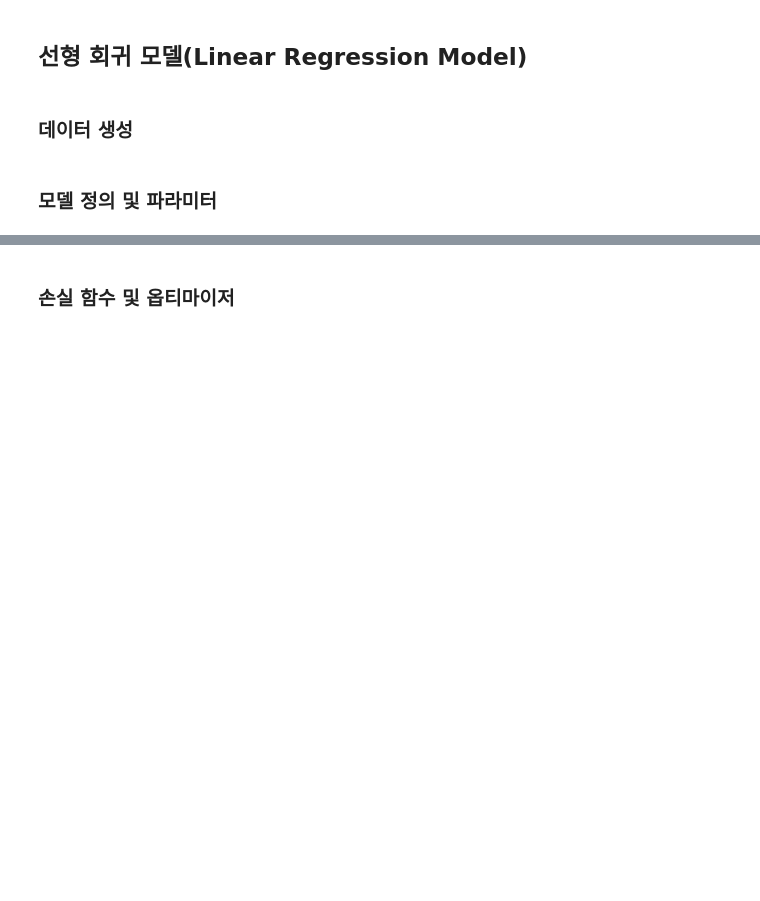
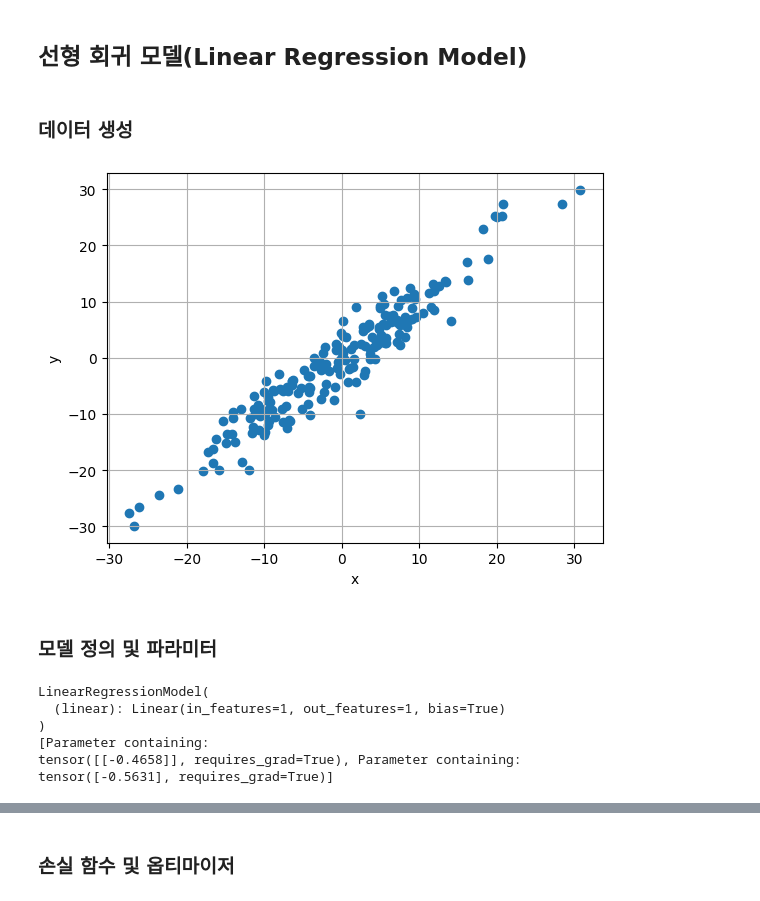
Before and after one commit to jayjay0317/pytorch-learning-log, a Jupyter notebook: pytorch_tutorial.ipynb, the cells around one changed output, grey strips where cells are left out. Saved outputs shown, nothing was run; the diff lists cells and outputs as text; code cells hidden in the pictures; blank space fills up the shorter version.

Commit message:
Update notebook: Linear Regression Model

```diff
--- a/pytorch_tutorial.ipynb
+++ b/pytorch_tutorial.ipynb
@@ -1463,5 +1463,15 @@ tensor(0.1400)
 ## 선형 회귀 모델(Linear Regression Model)
 # %% [markdown]
 ### 데이터 생성
+# %%
+X = torch.randn(200, 1) * 10
+y = X + 3 * torch.randn(200, 1)
+plt.scatter(X.numpy(), y.numpy())
+plt.ylabel('y')
+plt.xlabel('x')
+plt.grid()
+plt.show()
+# %% [output]
+[figure, added]
 # %% [markdown]
 ### 모델 정의 및 파라미터
@@ -1467,0 +1487,11 @@ tensor(0.1400)
+# %%
+model = LinearRegressionModel()
+print(model)
+print(list(model.parameters()))
+# %% [output]
+LinearRegressionModel(
+  (linear): Linear(in_features=1, out_features=1, bias=True)
+)
+[Parameter containing:
+tensor([[-0.4658]], requires_grad=True), Parameter containing:
+tensor([-0.5631], requires_grad=True)]
```
Also changed, not shown: parts of 6 cells of this notebook.
